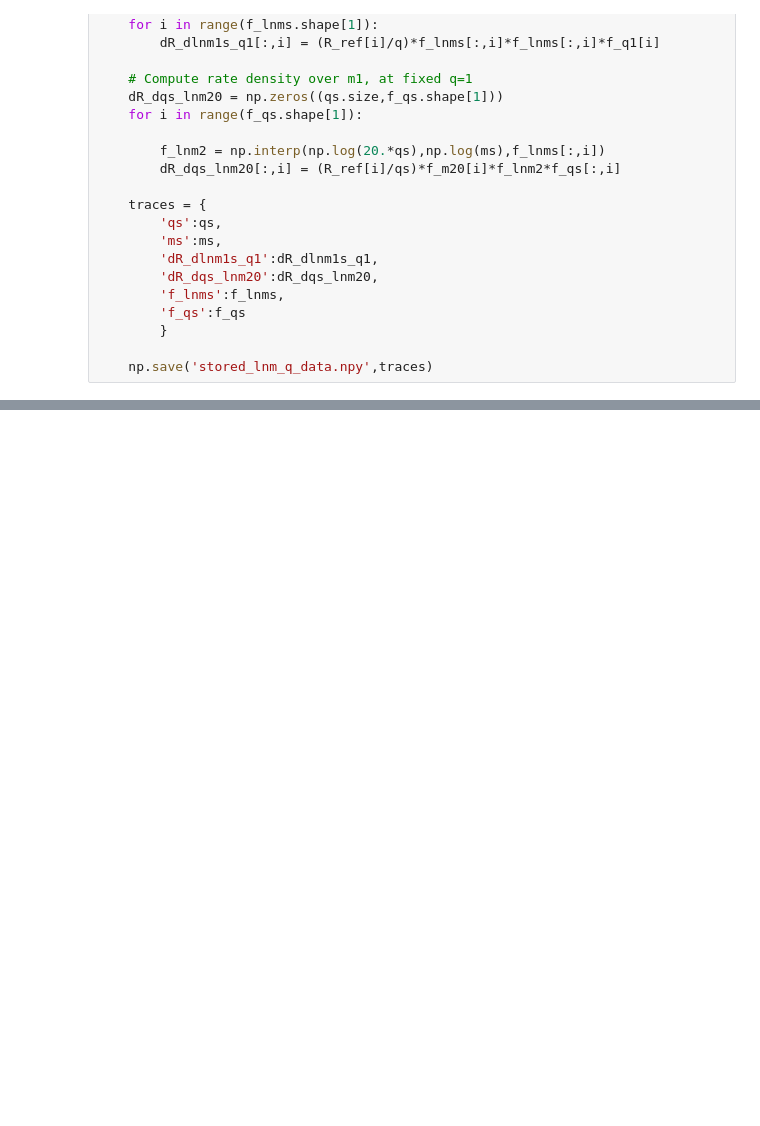
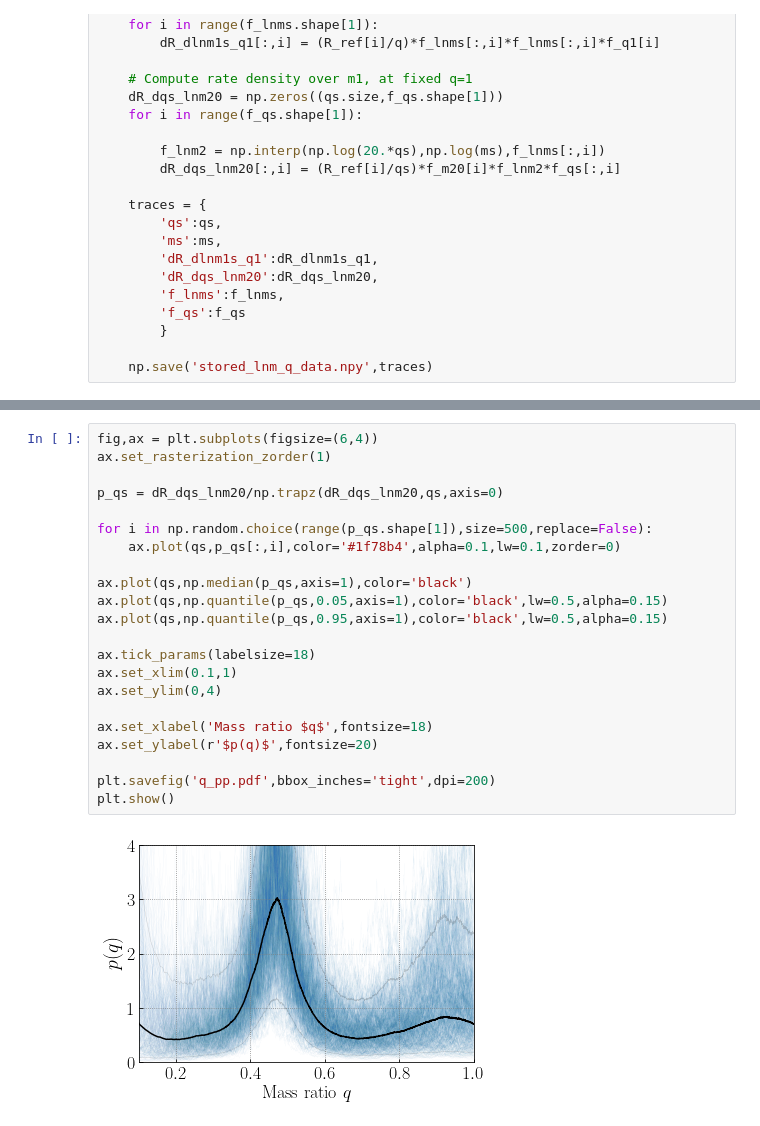
Before and after one commit to tcallister/autoregressive-bbh-inference, a Jupyter notebook: figures/ar_lnm_q.ipynb, the cells around one changed output, grey strips where cells are left out. Cells and saved outputs as stored; diff of their text form; blank space fills up the shorter version.

```diff
--- a/figures/ar_lnm_q.ipynb
+++ b/figures/ar_lnm_q.ipynb
@@ -98,0 +201,24 @@ RuntimeError: Failed to process string with tex because dvipng could not be foun
+# %%
+fig,ax = plt.subplots(figsize=(6,4))
+ax.set_rasterization_zorder(1)
+
+p_qs = dR_dqs_lnm20/np.trapz(dR_dqs_lnm20,qs,axis=0)
+
+for i in np.random.choice(range(p_qs.shape[1]),size=500,replace=False):
+    ax.plot(qs,p_qs[:,i],color='#1f78b4',alpha=0.1,lw=0.1,zorder=0)
+
+ax.plot(qs,np.median(p_qs,axis=1),color='black')
+ax.plot(qs,np.quantile(p_qs,0.05,axis=1),color='black',lw=0.5,alpha=0.15)
+ax.plot(qs,np.quantile(p_qs,0.95,axis=1),color='black',lw=0.5,alpha=0.15)
+
+ax.tick_params(labelsize=18)
+ax.set_xlim(0.1,1)
+ax.set_ylim(0,4)
+
+ax.set_xlabel('Mass ratio $q$',fontsize=18)
+ax.set_ylabel(r'$p(q)$',fontsize=20)
+
+plt.savefig('q_pp.pdf',bbox_inches='tight',dpi=200)
+plt.show()
+# %% [output]
+[figure, added]
```
Also changed, not shown: parts of 8 cells of this notebook, 1 other file.
